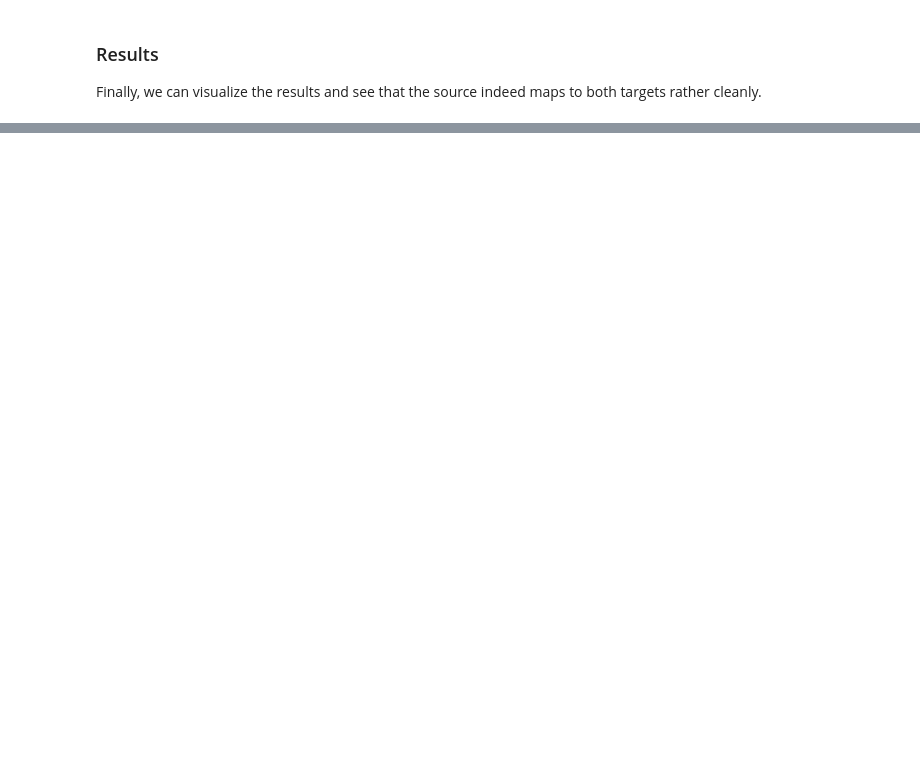
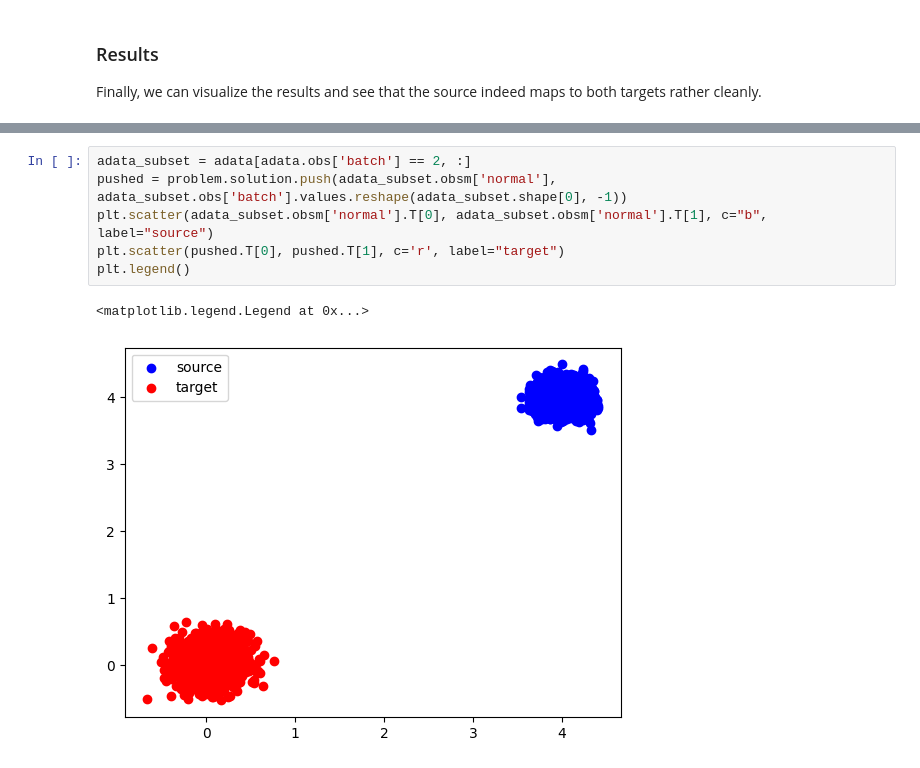
Before and after one commit to theislab/moscot_notebooks, a Jupyter notebook: examples/solvers/500_genot_linear.ipynb, the cells around one changed output, grey strips where cells are left out. Drawn from its saved outputs; the diff is of its cells as text; blank space fills up the shorter version.

```diff
--- a/examples/solvers/500_genot_linear.ipynb
+++ b/examples/solvers/500_genot_linear.ipynb
@@ -61,0 +63,9 @@ plt.legend()
+# %%
+adata_subset = adata[adata.obs['batch'] == 2, :]
+pushed = problem.solution.push(adata_subset.obsm['normal'], adata_subset.obs['batch'].values.reshape(adata_subset.shape[0], -1))
+plt.scatter(adata_subset.obsm['normal'].T[0], adata_subset.obsm['normal'].T[1], c="b", label="source")
+plt.scatter(pushed.T[0], pushed.T[1], c='r', label="target")
+plt.legend()
+# %% [output]
+<matplotlib.legend.Legend at 0x...>
+[figure, added]
```
Also changed, not shown: parts of 7 cells of this notebook.
